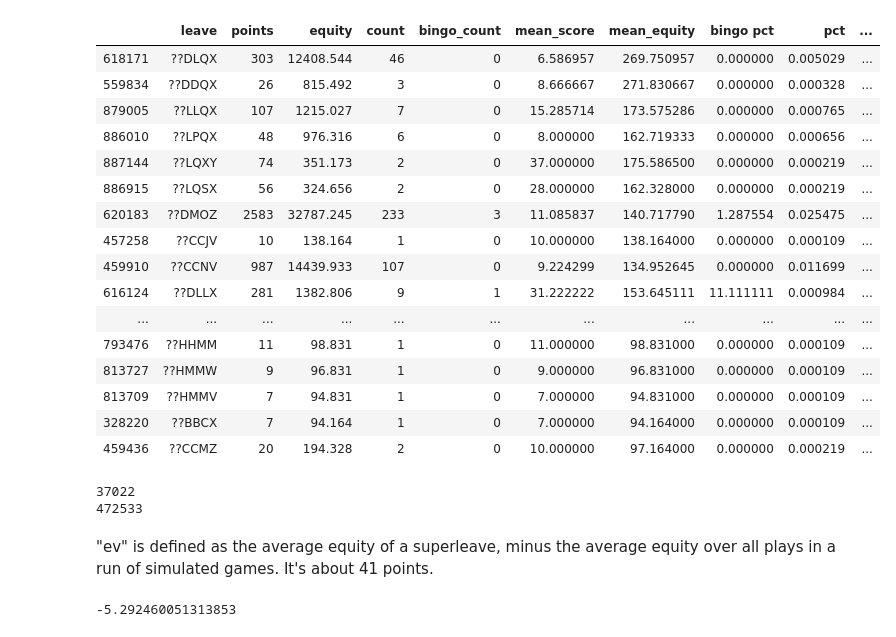
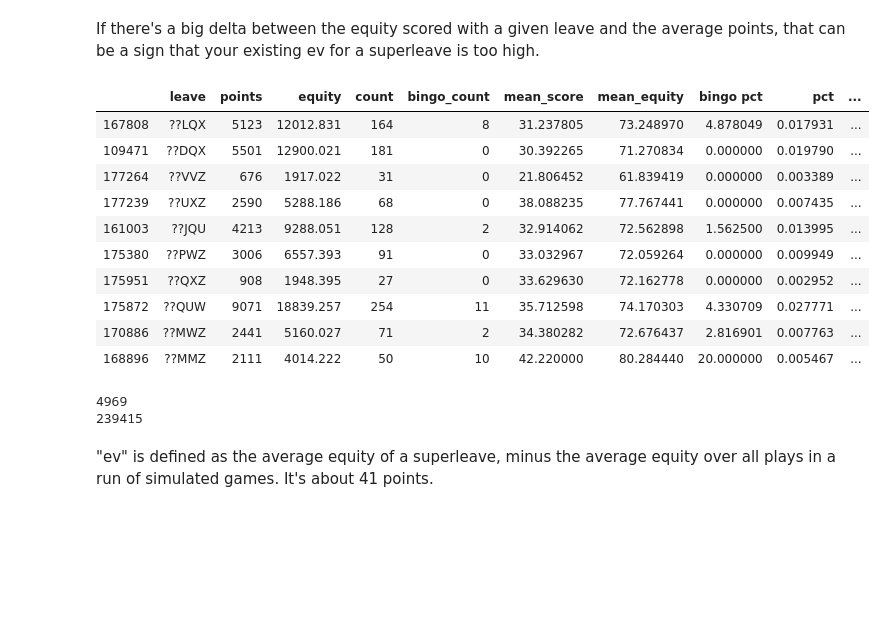
Before and after one commit to domino14/macondo, a Jupyter notebook: notebooks/superleaves/smooth_superleaves.ipynb, the cells around one changed output. Drawn from its saved outputs; the diff is of its cells as text; code cells hidden in the pictures; blank space fills up the shorter version.

```diff
--- a/notebooks/superleaves/smooth_superleaves.ipynb
+++ b/notebooks/superleaves/smooth_superleaves.ipynb
@@ -5,10 +12,11 @@ import pandas as pd
 import pickle as pkl
 import time
 
-
-pd.options.display.max_rows = 100
+pd.options.display.max_rows = 200
+run_date = '20200515'
 # %%
-summary_df = pd.read_csv('leave_summary_20200508.csv').rename(columns={'Unnamed: 0':'leave'}).set_index('leave')
+summary_df = pd.read_csv('leave_summary_' + run_date +'.csv').rename(
+    columns={'Unnamed: 0':'leave'}).set_index('leave')
 # %%
 count_dict = summary_df['count'].to_dict()
 equity_dict = summary_df['equity'].to_dict()
@@ -113,23 +136,19 @@ summary_df.loc[summary_df['leave_len']==5].sort_values('ev', ascending=False)[:5
 # %%
 summary_df['smoothed_ev'] = summary_df['ev']
 summary_df['point_equity_diff'] = (summary_df['points']-summary_df['equity'])/summary_df['count']
+# %% [markdown]
+If there's a big delta between the equity scored with a given leave and the average points, that can be a sign that your existing ev for a superleave is too high.
 # %%
-summary_df.sort_values('point_equity_diff')[:50]
+summary_df.loc[summary_df['leave_len']==5].sort_values('point_equity_diff')[:10]
 # %% [output]
 |  | leave | points | equity | count | bingo_count | mean_score | mean_equity | bingo pct | pct | ... |
-| 618171 | ??DLQX | 303 | 12408.544 | 46 | 0 | 6.586957 | 269.750957 | 0.000000 | 0.005029 | ... |
-| 559834 | ??DDQX | 26 | 815.492 | 3 | 0 | 8.666667 | 271.830667 | 0.000000 | 0.000328 | ... |
-| 879005 | ??LLQX | 107 | 1215.027 | 7 | 0 | 15.285714 | 173.575286 | 0.000000 | 0.000765 | ... |
-| 886010 | ??LPQX | 48 | 976.316 | 6 | 0 | 8.000000 | 162.719333 | 0.000000 | 0.000656 | ... |
-| 887144 | ??LQXY | 74 | 351.173 | 2 | 0 | 37.000000 | 175.586500 | 0.000000 | 0.000219 | ... |
-| 886915 | ??LQSX | 56 | 324.656 | 2 | 0 | 28.000000 | 162.328000 | 0.000000 | 0.000219 | ... |
-| 620183 | ??DMOZ | 2583 | 32787.245 | 233 | 3 | 11.085837 | 140.717790 | 1.287554 | 0.025475 | ... |
-| 457258 | ??CCJV | 10 | 138.164 | 1 | 0 | 10.000000 | 138.164000 | 0.000000 | 0.000109 | ... |
-| 459910 | ??CCNV | 987 | 14439.933 | 107 | 0 | 9.224299 | 134.952645 | 0.000000 | 0.011699 | ... |
-| 616124 | ??DLLX | 281 | 1382.806 | 9 | 1 | 31.222222 | 153.645111 | 11.111111 | 0.000984 | ... |
-| ... | ... | ... | ... | ... | ... | ... | ... | ... | ... | ... |
-| 793476 | ??HHMM | 11 | 98.831 | 1 | 0 | 11.000000 | 98.831000 | 0.000000 | 0.000109 | ... |
-| 813727 | ??HMMW | 9 | 96.831 | 1 | 0 | 9.000000 | 96.831000 | 0.000000 | 0.000109 | ... |
-| 813709 | ??HMMV | 7 | 94.831 | 1 | 0 | 7.000000 | 94.831000 | 0.000000 | 0.000109 | ... |
-| 328220 | ??BBCX | 7 | 94.164 | 1 | 0 | 7.000000 | 94.164000 | 0.000000 | 0.000109 | ... |
-| 459436 | ??CCMZ | 20 | 194.328 | 2 | 0 | 10.000000 | 97.164000 | 0.000000 | 0.000219 | ... |
+| 167808 | ??LQX | 5123 | 12012.831 | 164 | 8 | 31.237805 | 73.248970 | 4.878049 | 0.017931 | ... |
+| 109471 | ??DQX | 5501 | 12900.021 | 181 | 0 | 30.392265 | 71.270834 | 0.000000 | 0.019790 | ... |
+| 177264 | ??VVZ | 676 | 1917.022 | 31 | 0 | 21.806452 | 61.839419 | 0.000000 | 0.003389 | ... |
+| 177239 | ??UXZ | 2590 | 5288.186 | 68 | 0 | 38.088235 | 77.767441 | 0.000000 | 0.007435 | ... |
+| 161003 | ??JQU | 4213 | 9288.051 | 128 | 2 | 32.914062 | 72.562898 | 1.562500 | 0.013995 | ... |
+| 175380 | ??PWZ | 3006 | 6557.393 | 91 | 0 | 33.032967 | 72.059264 | 0.000000 | 0.009949 | ... |
+| 175951 | ??QXZ | 908 | 1948.395 | 27 | 0 | 33.629630 | 72.162778 | 0.000000 | 0.002952 | ... |
+| 175872 | ??QUW | 9071 | 18839.257 | 254 | 11 | 35.712598 | 74.170303 | 4.330709 | 0.027771 | ... |
+| 170886 | ??MWZ | 2441 | 5160.027 | 71 | 2 | 34.380282 | 72.676437 | 2.816901 | 0.007763 | ... |
+| 168896 | ??MMZ | 2111 | 4014.222 | 50 | 10 | 42.220000 | 80.284440 | 20.000000 | 0.005467 | ... |
@@ -136,11 +160,14 @@ summary_df.sort_values('point_equity_diff')[:50]
 # %%
-leaves_to_smooth = list(summary_df.loc[(summary_df['leave_len']==5) & (summary_df['count']<828)]['leave'].values)
+leaves_to_smooth = list(summary_df.loc[(summary_df['leave_len']==5) &
+    (summary_df['count']<five_tile_superleave_cutoff)]['leave'].values)
 print(len(leaves_to_smooth))
-leaves_to_smooth += list(summary_df.loc[(summary_df['leave_len']==6) & (summary_df['count']<234)]['leave'].values)
+
+leaves_to_smooth += list(summary_df.loc[(summary_df['leave_len']==6) &
+    (summary_df['count']<six_tile_superleave_cutoff)]['leave'].values)
 print(len(leaves_to_smooth))
 # %% [output]
-37022
-472533
+4969
+239415
 # %% [markdown]
 "ev" is defined as the average equity of a superleave, minus the average equity over all plays in a run of simulated games. It's about 41 points.
 # %%
@@ -151,10 +178,6 @@ summary_df = summary_df.set_index('leave')
 smooth_ev_dict = summary_df['ev'].to_dict()
 # %%
 ev_dict = summary_df['ev'].to_dict()
-# %%
-smooth_ev_dict['AABBJ']
-# %% [output]
--5.292460051313853
 # %%
 t0 = time.time()
 
```
Also changed, not shown: parts of 21 cells of this notebook, 3 other files.
